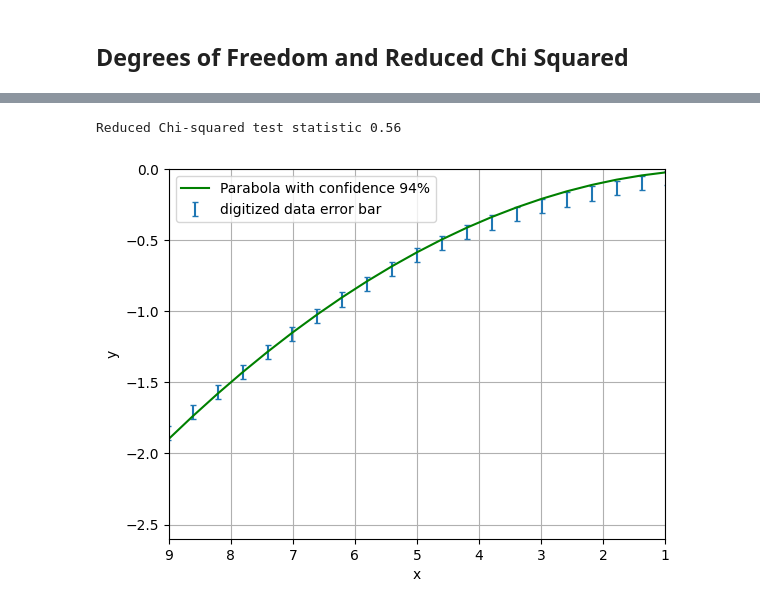
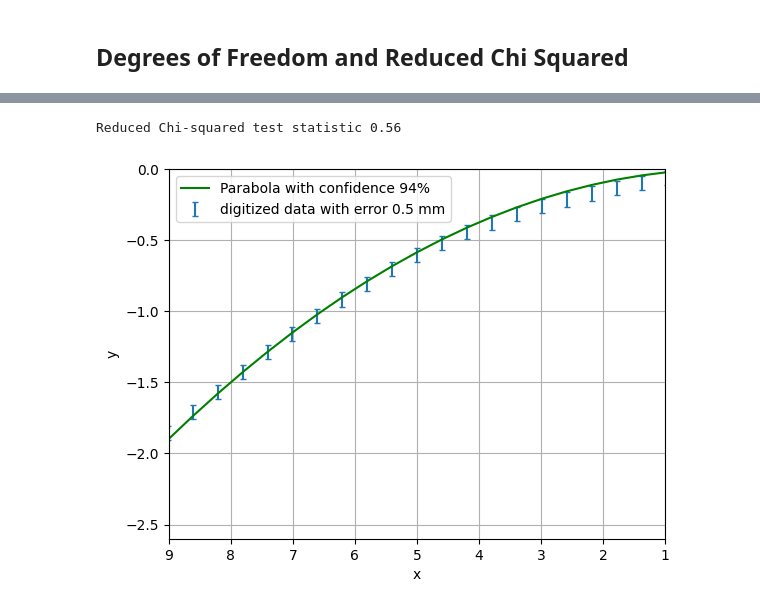
Before and after one commit to tphlabs/python_workshop, a Jupyter notebook: Chi_Sqaured_Test.ipynb, the cells around one changed output, grey strips where cells are left out. Drawn from its saved outputs; the diff is of its cells as text; code cells hidden in the pictures.

```diff
--- a/Chi_Sqaured_Test.ipynb
+++ b/Chi_Sqaured_Test.ipynb
@@ -215,55 +210,30 @@ plt.show()
 # %%
-data = '''
-# x/cm, y/cm
-	9.018	-1.856
-	8.616	-1.71
-	8.213	-1.566
-	7.811	-1.425
-	7.409	-1.289
-	7.007	-1.158
-	6.604	-1.034
-	6.202	-0.917
-	5.8	-0.806
-	5.398	-0.701
-	4.996	-0.606
-	4.593	-0.52
-	4.191	-0.444
-	3.789	-0.376
-	3.387	-0.315
-	2.984	-0.261
-	2.582	-0.214
-	2.18	-0.171
-	1.778	-0.132
-	1.376	-0.096
-	0.973	-0.063
-'''
-x, y = np.genfromtxt(data.splitlines(), skip_header=1, dtype=float).T
-
+# measurements error estimated
 sigma = 0.5e-1 # sigma_y error 0.5 mm
-
 
 def parabola(x, a):
   return a*x**2
 
 popt, _ = curve_fit(parabola, x, y)
 
 y_expected = parabola(x, *popt)
 
-
 chi2_observed = np.sum((y - y_expected)**2 / sigma**2)
 DOF = x.size - 1 # degrees of freedom
+
+# calculate Prob(ch2 > ch2_o)
 p_value = chi2.sf(chi2_observed, DOF)
 
 print(f'Reduced Chi-squared test statistic {chi2_observed/DOF:.2f}')
-plt.errorbar(x, y, sigma, capsize=2, fmt='none', label='digitized data error bar')
+plt.errorbar(x, y, sigma, capsize=2, fmt='none', label=f'digitized data with error {sigma*10:.1f} mm')
 plt.xlabel('x')
 plt.ylabel('y')
 plt.grid()
 plt.plot(x, y_expected, color='green', label=f'Parabola with confidence {p_value*100:.0f}%')
 plt.legend()
 plt.ylim(-2.6, 0)
 plt.xlim(9, 1)
 plt.show()
 # %% [output]
 Reduced Chi-squared test statistic 0.56
-[figure, old version]
+[figure, new version]
```
Also changed, not shown: parts of 25 cells of this notebook.
